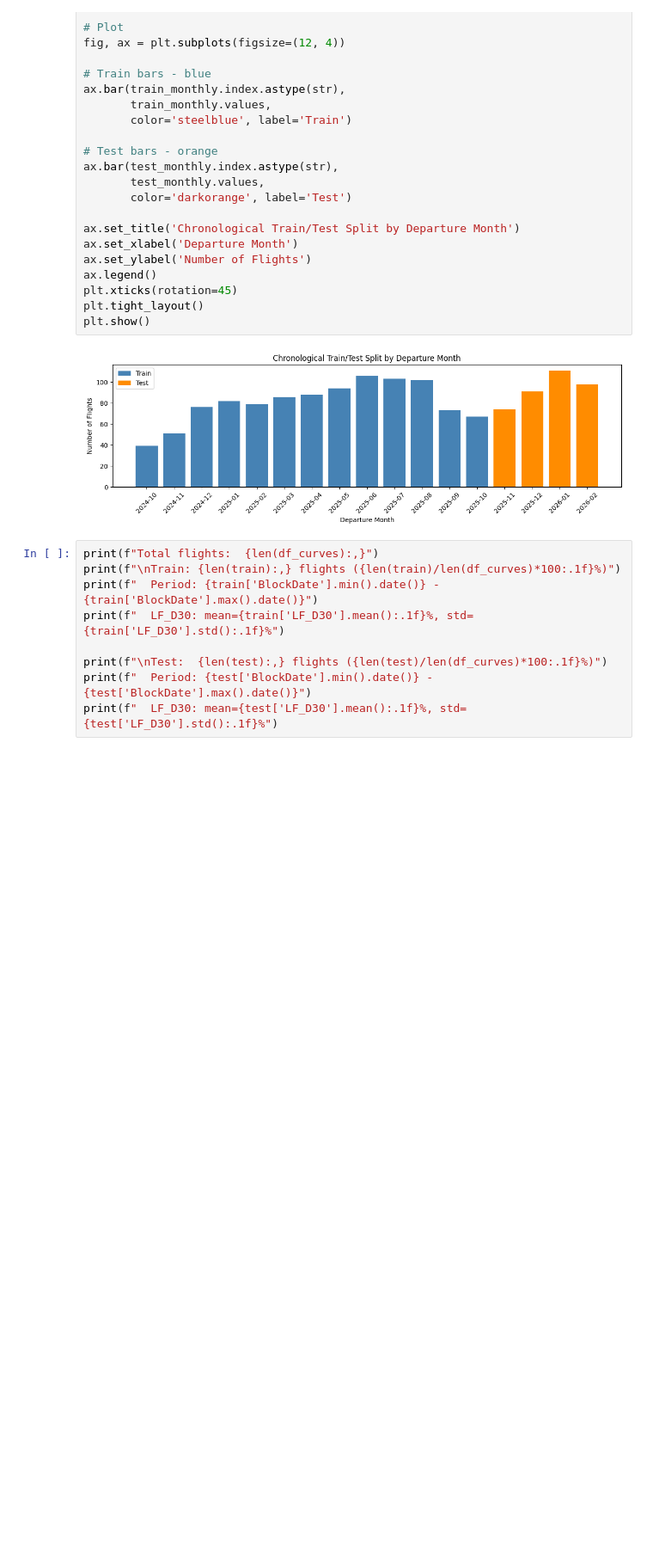
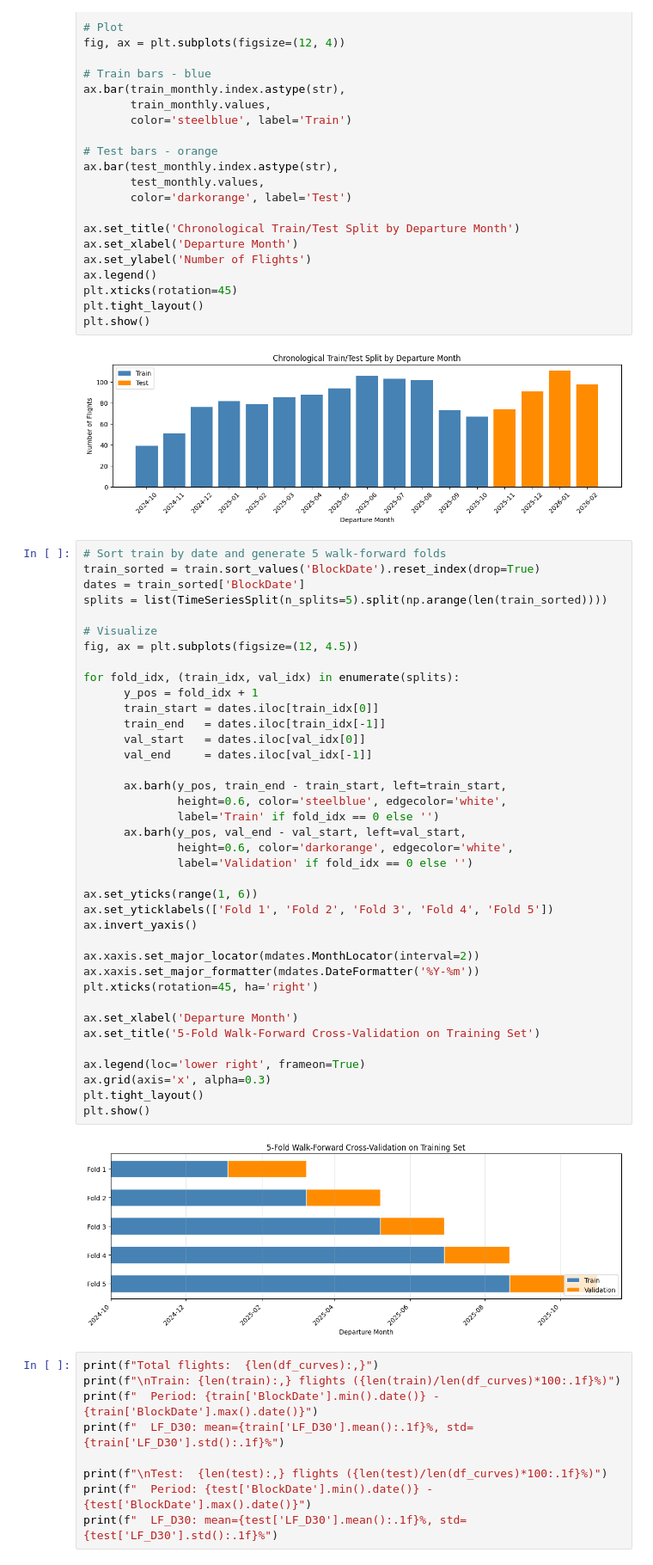
Before and after one commit to VildanaRazumova/thesis-demand-forecasting, a Jupyter notebook: thesis_notebook_final.ipynb, the cells around one changed output. Shown at 86% size. Cells and saved outputs as stored; diff of their text form; blank space fills up the shorter version.

```diff
--- a/thesis_notebook_final.ipynb
+++ b/thesis_notebook_final.ipynb
@@ -2411,6 +2411,46 @@ plt.tight_layout()
 plt.show()
 # %% [output]
 [figure]
+# %%
+# Sort train by date and generate 5 walk-forward folds
+train_sorted = train.sort_values('BlockDate').reset_index(drop=True)
+dates = train_sorted['BlockDate']
+splits = list(TimeSeriesSplit(n_splits=5).split(np.arange(len(train_sorted))))
+
+# Visualize
+fig, ax = plt.subplots(figsize=(12, 4.5))
+
+for fold_idx, (train_idx, val_idx) in enumerate(splits):
+      y_pos = fold_idx + 1
+      train_start = dates.iloc[train_idx[0]]
+      train_end   = dates.iloc[train_idx[-1]]
+      val_start   = dates.iloc[val_idx[0]]
+      val_end     = dates.iloc[val_idx[-1]]
+
+      ax.barh(y_pos, train_end - train_start, left=train_start,
+              height=0.6, color='steelblue', edgecolor='white',
+              label='Train' if fold_idx == 0 else '')
+      ax.barh(y_pos, val_end - val_start, left=val_start,
+              height=0.6, color='darkorange', edgecolor='white',
+              label='Validation' if fold_idx == 0 else '')
+
+ax.set_yticks(range(1, 6))
+ax.set_yticklabels(['Fold 1', 'Fold 2', 'Fold 3', 'Fold 4', 'Fold 5'])
+ax.invert_yaxis()
+
+ax.xaxis.set_major_locator(mdates.MonthLocator(interval=2))
+ax.xaxis.set_major_formatter(mdates.DateFormatter('%Y-%m'))
+plt.xticks(rotation=45, ha='right')
+
+ax.set_xlabel('Departure Month')
+ax.set_title('5-Fold Walk-Forward Cross-Validation on Training Set')
+
+ax.legend(loc='lower right', frameon=True)
+ax.grid(axis='x', alpha=0.3)
+plt.tight_layout()
+plt.show()
+# %% [output]
+[figure, added]
 # %%
 print(f"Total flights:  {len(df_curves):,}")
 print(f"\nTrain: {len(train):,} flights ({len(train)/len(df_curves)*100:.1f}%)")
```
Also changed, not shown: parts of 2 cells of this notebook.
